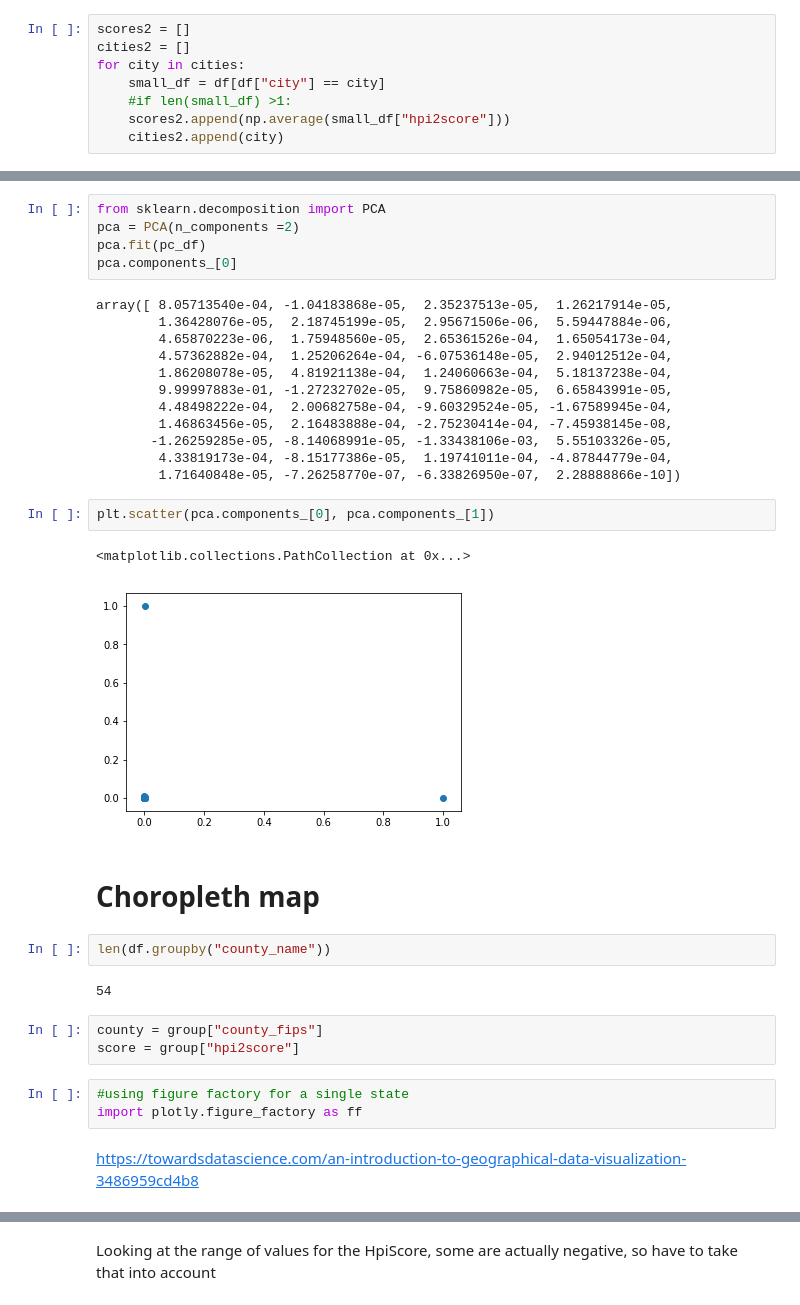
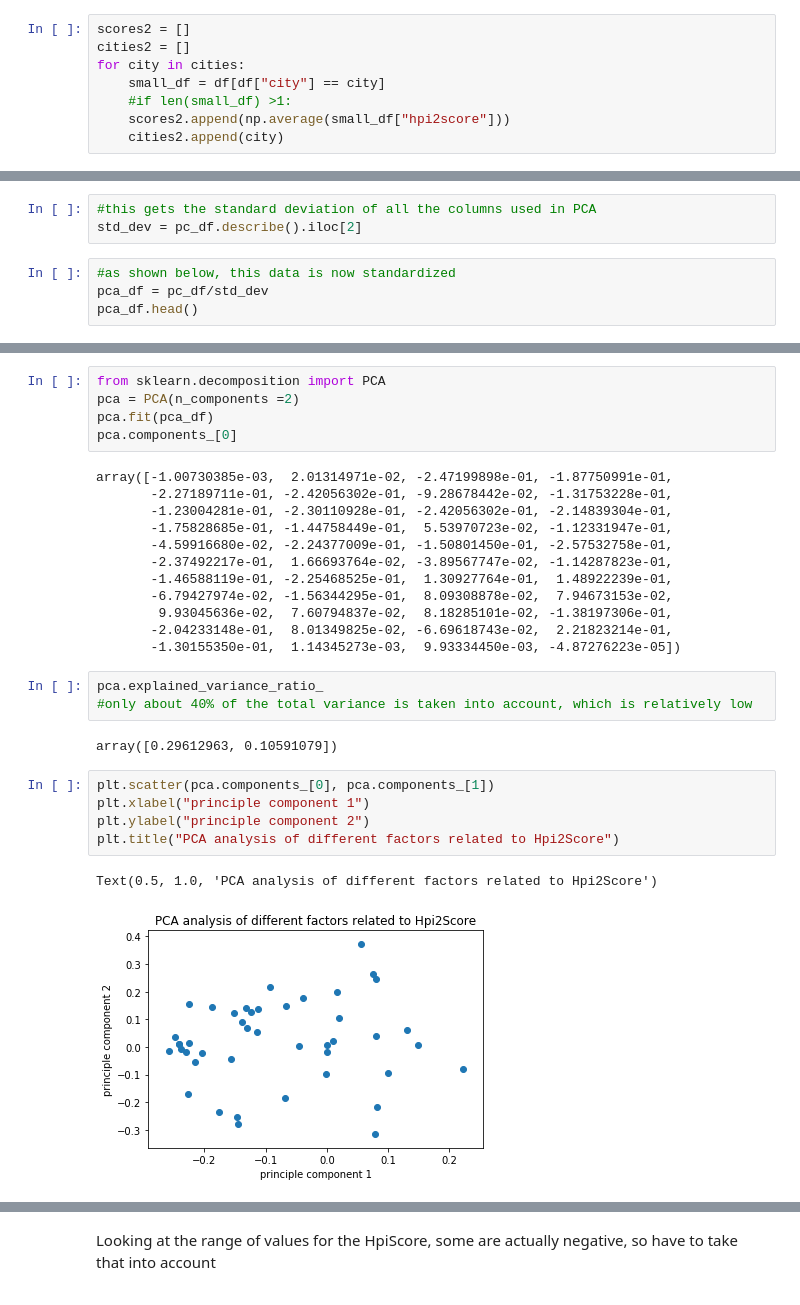
Before and after one commit to Jesse-mk/COGS108_Repo, a Jupyter notebook: SD_hpiscore_map.ipynb, the cells around one changed output, grey strips where cells are left out. Cells and saved outputs as stored; diff of their text form.

```diff
--- a/SD_hpiscore_map.ipynb
+++ b/SD_hpiscore_map.ipynb
@@ -155,0 +159,7 @@ pc_df.head()
+# %%
+#this gets the standard deviation of all the columns used in PCA
+std_dev = pc_df.describe().iloc[2]
+# %%
+#as shown below, this data is now standardized
+pca_df = pc_df/std_dev
+pca_df.head()
@@ -156,36 +174,30 @@ pc_df.head()
 # %%
 from sklearn.decomposition import PCA
 pca = PCA(n_components =2)
-pca.fit(pc_df)
+pca.fit(pca_df)
 pca.components_[0]
 # %% [output]
-array([ 8.05713540e-04, -1.04183868e-05,  2.35237513e-05,  1.26217914e-05,
-        1.36428076e-05,  2.18745199e-05,  2.95671506e-06,  5.59447884e-06,
-        4.65870223e-06,  1.75948560e-05,  2.65361526e-04,  1.65054173e-04,
-        4.57362882e-04,  1.25206264e-04, -6.07536148e-05,  2.94012512e-04,
-        1.86208078e-05,  4.81921138e-04,  1.24060663e-04,  5.18137238e-04,
-        9.99997883e-01, -1.27232702e-05,  9.75860982e-05,  6.65843991e-05,
-        4.48498222e-04,  2.00682758e-04, -9.60329524e-05, -1.67589945e-04,
-        1.46863456e-05,  2.16483888e-04, -2.75230414e-04, -7.45938145e-08,
-       -1.26259285e-05, -8.14068991e-05, -1.33438106e-03,  5.55103326e-05,
-        4.33819173e-04, -8.15177386e-05,  1.19741011e-04, -4.87844779e-04,
-        1.71640848e-05, -7.26258770e-07, -6.33826950e-07,  2.28888866e-10])
+array([-1.00730385e-03,  2.01314971e-02, -2.47199898e-01, -1.87750991e-01,
+       -2.27189711e-01, -2.42056302e-01, -9.28678442e-02, -1.31753228e-01,
+       -1.23004281e-01, -2.30110928e-01, -2.42056302e-01, -2.14839304e-01,
+       -1.75828685e-01, -1.44758449e-01,  5.53970723e-02, -1.12331947e-01,
+       -4.59916680e-02, -2.24377009e-01, -1.50801450e-01, -2.57532758e-01,
+       -2.37492217e-01,  1.66693764e-02, -3.89567747e-02, -1.14287823e-01,
+       -1.46588119e-01, -2.25468525e-01,  1.30927764e-01,  1.48922239e-01,
+       -6.79427974e-02, -1.56344295e-01,  8.09308878e-02,  7.94673153e-02,
+        9.93045636e-02,  7.60794837e-02,  8.18285101e-02, -1.38197306e-01,
+       -2.04233148e-01,  8.01349825e-02, -6.69618743e-02,  2.21823214e-01,
+       -1.30155350e-01,  1.14345273e-03,  9.93334450e-03, -4.87276223e-05])
-# %%
-plt.scatter(pca.components_[0], pca.components_[1])
-# %% [output]
-<matplotlib.collections.PathCollection at 0x...>
-[figure, removed]
-# %% [markdown]
-# Choropleth map
-# %%
-len(df.groupby("county_name"))
-# %% [output]
-54
-# %%
-county = group["county_fips"]
-score = group["hpi2score"]
-# %%
-#using figure factory for a single state
-import plotly.figure_factory as ff
-# %% [markdown]
-https://towardsdatascience.com/an-introduction-to-geographical-data-visualization-3486959cd4b8
+# %%
+pca.explained_variance_ratio_
+#only about 40% of the total variance is taken into account, which is relatively low
+# %% [output]
+array([0.29612963, 0.10591079])
+# %%
+plt.scatter(pca.components_[0], pca.components_[1])
+plt.xlabel("principle component 1")
+plt.ylabel("principle component 2")
+plt.title("PCA analysis of different factors related to Hpi2Score")
+# %% [output]
+Text(0.5, 1.0, 'PCA analysis of different factors related to Hpi2Score')
+[figure, added]
```
Also changed, not shown: parts of 32 cells of this notebook.
